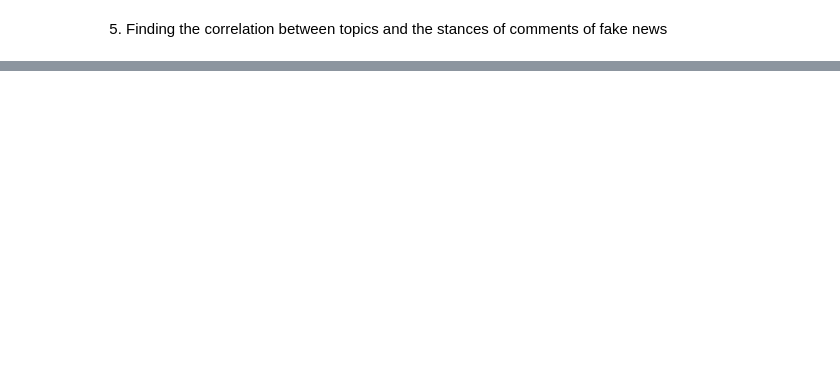
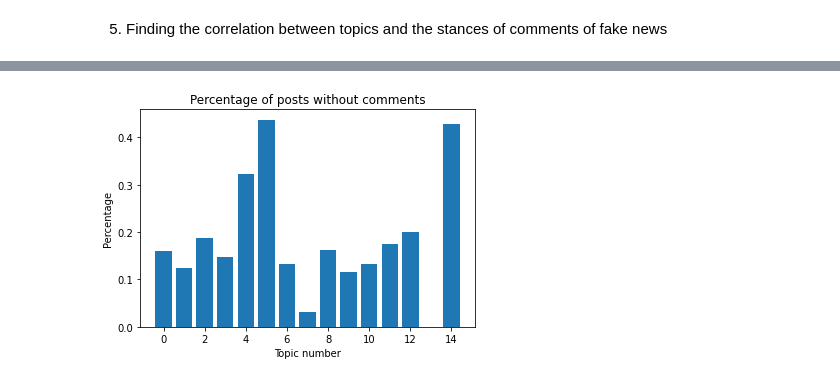
Before and after one commit to Pandacoocoo/Fake_News, a Jupyter notebook: fake_news.ipynb, the cells around one changed output, grey strips where cells are left out. Saved outputs shown, nothing was run; the diff lists cells and outputs as text; code cells hidden in the pictures; blank space fills up the shorter version.

```diff
--- a/fake_news.ipynb
+++ b/fake_news.ipynb
@@ -1087,6 +1118,8 @@ import math
 import numpy as np
 from collections import Counter
 import joblib
+from tensorflow import keras
+
 
 %store -r all_cleaned_fake_comments
 
@@ -1095,6 +1128,9 @@ load_model = gensim.models.Word2Vec.load("./combined.model")
 svm = joblib.load('./svm.pkl')
 rf = joblib.load('./rf.pkl')
 gbdt = joblib.load('./gbdt.pkl')
+
+lstm = keras.models.load_model('./lstm_model')
+
 
 temp_fake_comments = []
 for comments in all_cleaned_fake_comments:
@@ -1115,8 +1151,9 @@ def find_stance(sentence_vec):
     svm_pred_prob = np.array(svm.predict_proba([sentence_vec]))
     rf_pred_prob = np.array(rf.predict_proba([sentence_vec]))
     gbdt_pred_prob = np.array(gbdt.predict_proba([sentence_vec]))
+    lstm_pred_prob = np.array(lstm.predict(np.array([sentence_vec]).reshape(-1, 1, 400)))
 
-    final_pred_prob = (svm_pred_prob + rf_pred_prob + gbdt_pred_prob) / 3
+    final_pred_prob = (lstm_pred_prob + svm_pred_prob + rf_pred_prob + gbdt_pred_prob) / 4
 
     max_prob = np.amax(final_pred_prob[0])   # Find the maximum of the array
     max_prob_index = np.where(final_pred_prob[0] == max_prob)[0][0]   # Get the index of the maximum probability
@@ -1169,0 +1200,78 @@ AGAINST
+# %%
+# Compare the topics and stances of the comments
+
+import matplotlib.pyplot as plt
+
+%store -r topics
+%store -r all_fake_comments_stances
+%store -r all_cleaned_fake_comments
+
+
+zero_comments_count = [0 for _ in range(15)]
+
+stances_topics_count = [{'FAVOR': 0, 'AGAINST': 0, 'NONE': 0} for _ in range(15)]
+
+for idx, topic_idx in enumerate(topics):
+    if all_cleaned_fake_comments[idx] == []:
+        zero_comments_count[topic_idx] += 1
+    else:
+        for stance in all_fake_comments_stances[idx]:
+            stances_topics_count[topic_idx][stance] += 1
+
+print (zero_comments_count)
+
+print (stances_topics_count)
+
+zero_comment_percentage = []
+total_comments = []
+favor_comments = []
+against_comments = []
+none_comments = []
+for idx in range(15):
+    zero_comment_percentage.append(zero_comments_count[idx]/topics.count(idx))
+    total_comments.append(sum(stances_topics_count[idx].values()))
+    favor_comments.append(stances_topics_count[idx]['FAVOR']/total_comments[idx])
+    against_comments.append(stances_topics_count[idx]['AGAINST']/total_comments[idx])
+    none_comments.append(stances_topics_count[idx]['NONE']/total_comments[idx])
+
+plt.bar(np.arange(15), zero_comment_percentage)
+plt.xlabel("Topic number")
+plt.ylabel("Percentage")
+plt.title("Percentage of posts without comments")
+plt.show()
+
+plt.bar(np.arange(15), total_comments)
+plt.xlabel("Topic number")
+plt.ylabel("# Comments")
+plt.title("Number of comments in each topic")
+plt.show()
+
+plt.bar(np.arange(15), favor_comments)
+plt.xlabel("Topic number")
+plt.ylabel("Percentage")
+plt.title("Percentage of comments in favor of the topic")
+plt.show()
+
+plt.bar(np.arange(15), against_comments)
+plt.xlabel("Topic number")
+plt.ylabel("Percentage")
+plt.title("Percentage of comments against the topic")
+plt.show()
+
+plt.bar(np.arange(15), none_comments)
+plt.xlabel("Topic number")
+plt.ylabel("Percentage")
+plt.title("Percentage of comments without stances to the topic")
+plt.show()
+
+print ("Statistics about the topics:")
+
+for idx in range(15):
+    print ("Number of posts in topic {}: {}".format(idx, topics.count(idx)))
+    print ("Percentage of posts without comments in this topic: {}".format(zero_comment_percentage[idx]))
+    print ("Total number of comments in the topic: {}".format(total_comments[idx]))
+    print ("Percentage of comments in favor of the topic: {}".format(favor_comments[idx]))
+    print ("Percentage of comments against the topic: {}".format(against_comments[idx]))
+    print ("Percentage of comments without stances to the topic: {}".format(none_comments[idx]))
+    print()
+# %% [output]
@@ -1169,0 +1280 @@ AGAINST
+[figure, added]
```
Also changed, not shown: parts of 6 cells of this notebook, 1 other file.
